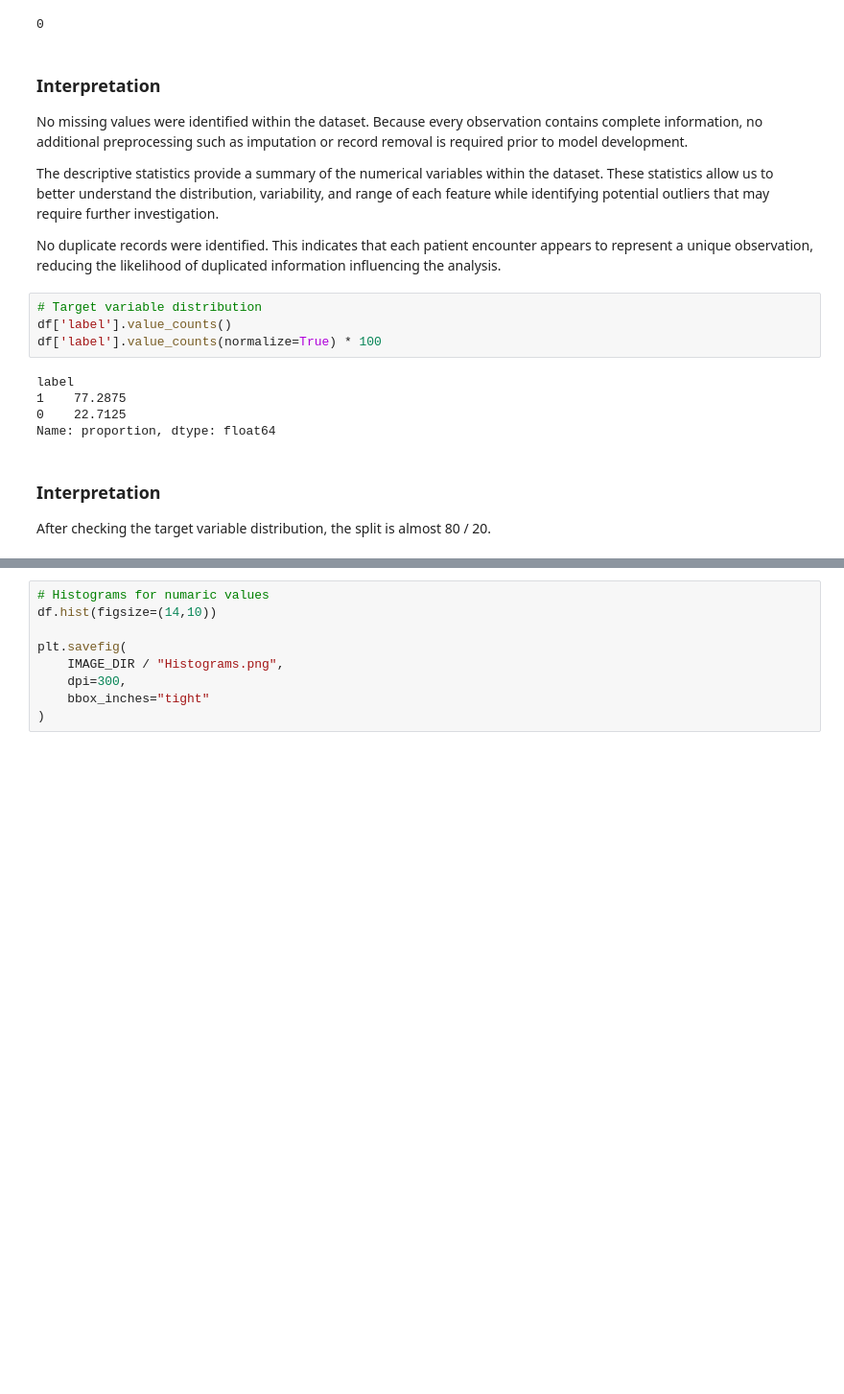
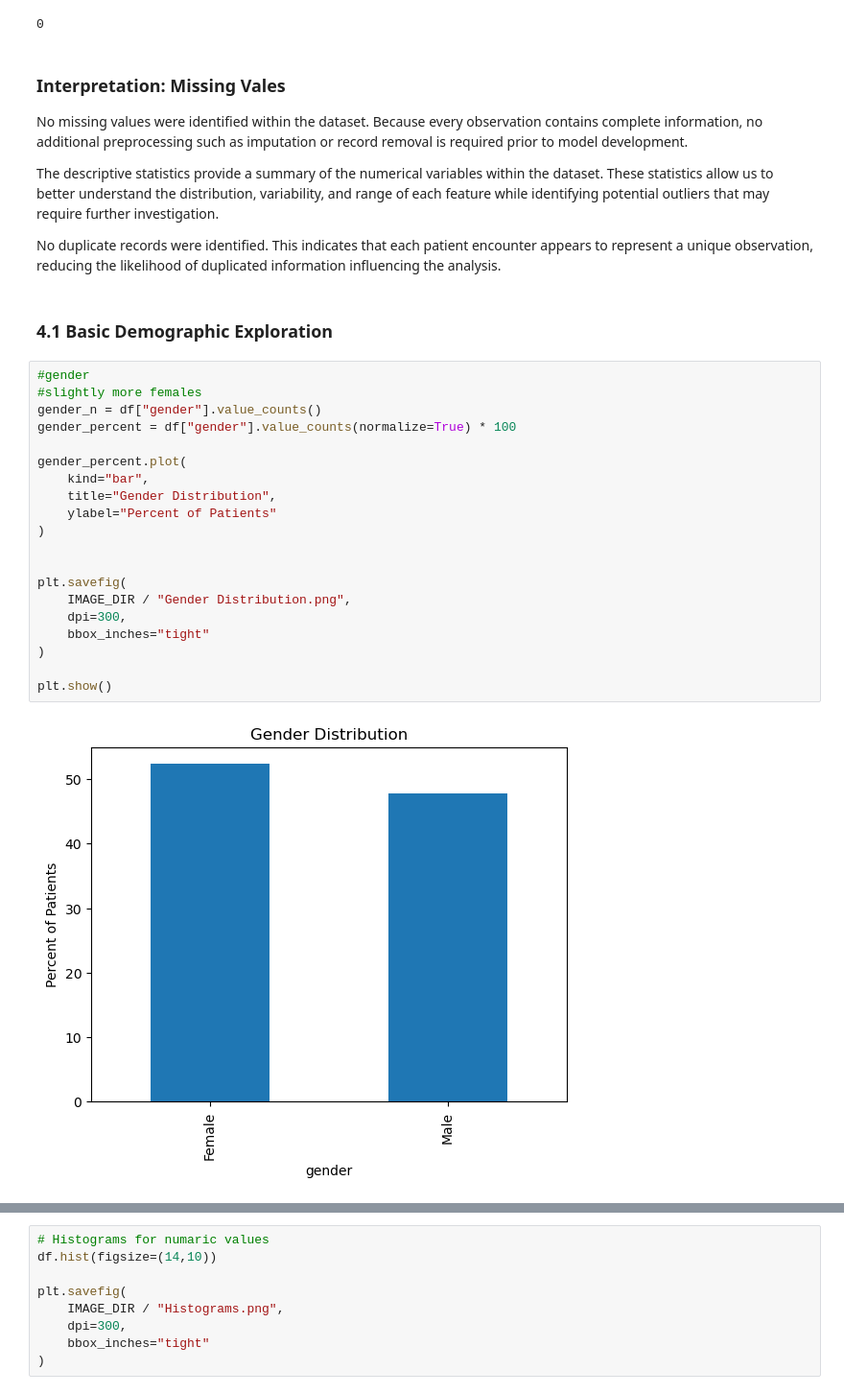
Before and after one commit to royphelps1/hospital-readmission-analysis, a Jupyter notebook: notebooks/01_exploratory_data_analysis.ipynb, the cells around one changed output, grey strips where cells are left out. Shown at 96% size. Saved outputs shown, nothing was run; the diff lists cells and outputs as text; blank space fills up the shorter version.

```diff
--- a/notebooks/01_exploratory_data_analysis.ipynb
+++ b/notebooks/01_exploratory_data_analysis.ipynb
@@ -143,21 +195,33 @@ df.duplicated().sum()
 # %% [output]
 0
 # %% [markdown]
-### Interpretation
+### Interpretation: Missing Vales
 No missing values were identified within the dataset. Because every observation contains complete information, no additional preprocessing such as imputation or record removal is required prior to model development.
 
 The descriptive statistics provide a summary of the numerical variables within the dataset. These statistics allow us to better understand the distribution, variability, and range of each feature while identifying potential outliers that may require further investigation.
 
 No duplicate records were identified. This indicates that each patient encounter appears to represent a unique observation, reducing the likelihood of duplicated information influencing the analysis.
-# %%
-# Target variable distribution
-df['label'].value_counts()
-df['label'].value_counts(normalize=True) * 100
-# %% [output]
-label
-1    77.2875
-0    22.7125
-Name: proportion, dtype: float64
-# %% [markdown]
-### Interpretation
-After checking the target variable distribution, the split is almost 80 / 20.
+# %% [markdown]
+### 4.1 Basic Demographic Exploration
+# %%
+#gender
+#slightly more females
+gender_n = df["gender"].value_counts()
+gender_percent = df["gender"].value_counts(normalize=True) * 100
+
+gender_percent.plot(
+    kind="bar",
+    title="Gender Distribution",
+    ylabel="Percent of Patients"
+)
+
+
+plt.savefig(
+    IMAGE_DIR / "Gender Distribution.png",
+    dpi=300,
+    bbox_inches="tight"
+)
+
+plt.show()
+# %% [output]
+[figure, added]
```
Also changed, not shown: parts of 26 cells of this notebook, 13 other files.
